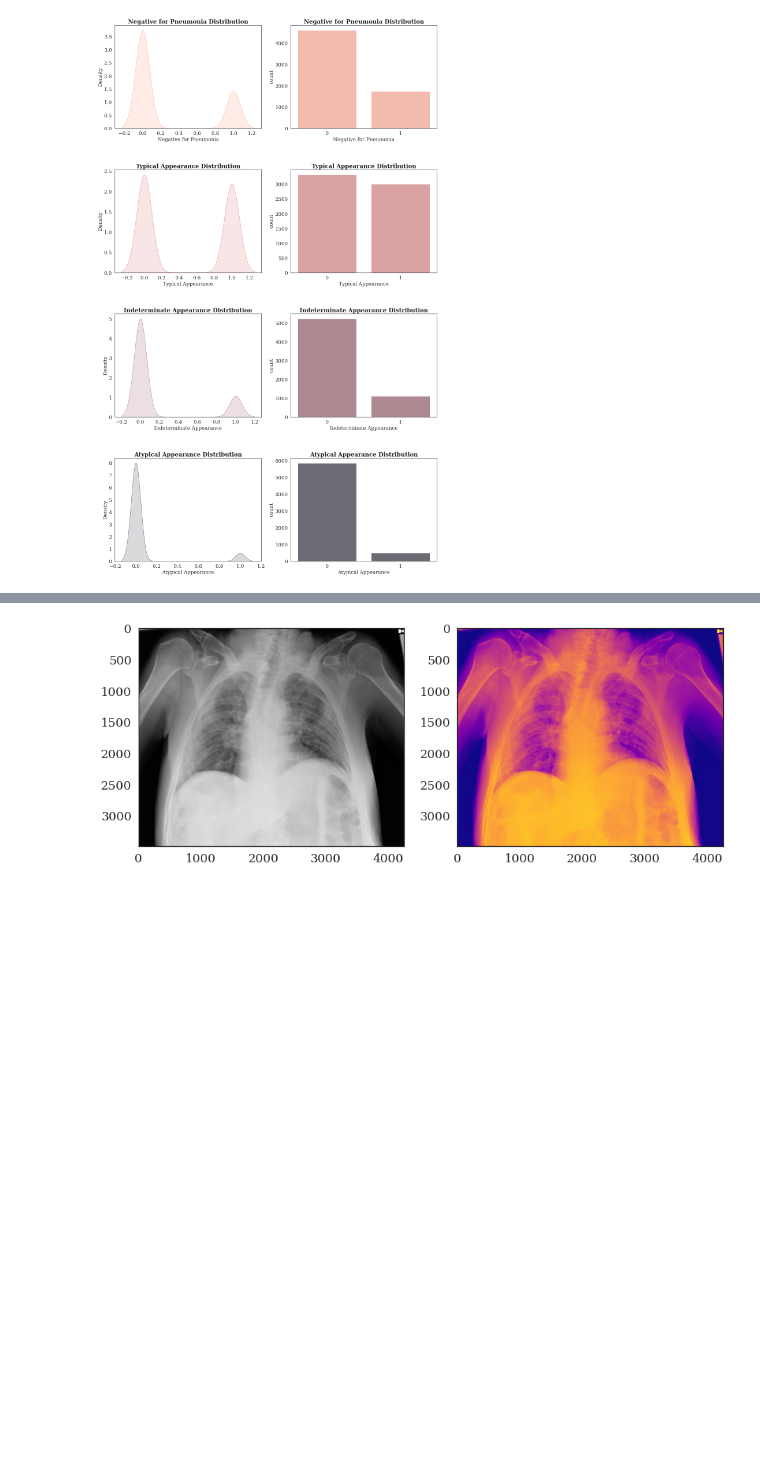
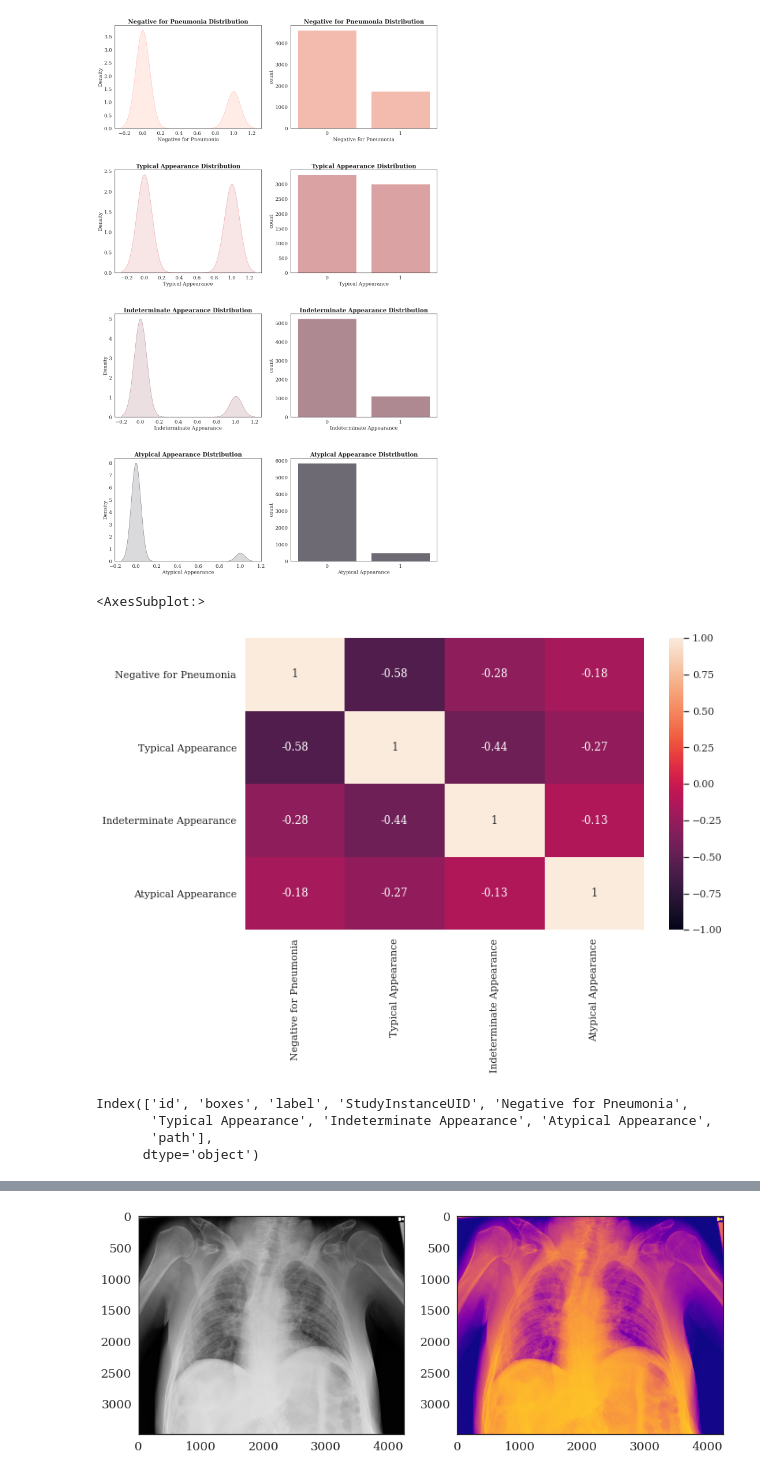
Before and after one commit to SarwarSaif/SIIM-FISABIO-RSNA-COVID-19-Detection, a Jupyter notebook: src/simple-eda.ipynb, the cells around one changed output, grey strips where cells are left out. Cells and saved outputs as stored; diff of their text form; code cells hidden in the pictures; blank space fills up the shorter version.

```diff
--- a/src/simple-eda.ipynb
+++ b/src/simple-eda.ipynb
@@ -167,0 +148,14 @@ plot_wb_bar(count_values(train_df,"Atypical Appearance"),"Atypical Appearance",
+# %%
+## Correlation between different classes
+plt.figure(figsize=(10,6))
+sns.heatmap(train_df.corr(), vmin=-1, vmax=1, annot=True)
+# %% [output]
+<AxesSubplot:>
+[figure, added]
+# %%
+train_df.columns
+# %% [output]
+Index(['id', 'boxes', 'label', 'StudyInstanceUID', 'Negative for Pneumonia',
+       'Typical Appearance', 'Indeterminate Appearance', 'Atypical Appearance',
+       'path'],
+      dtype='object')
```
Also changed, not shown: parts of 3 cells of this notebook.
